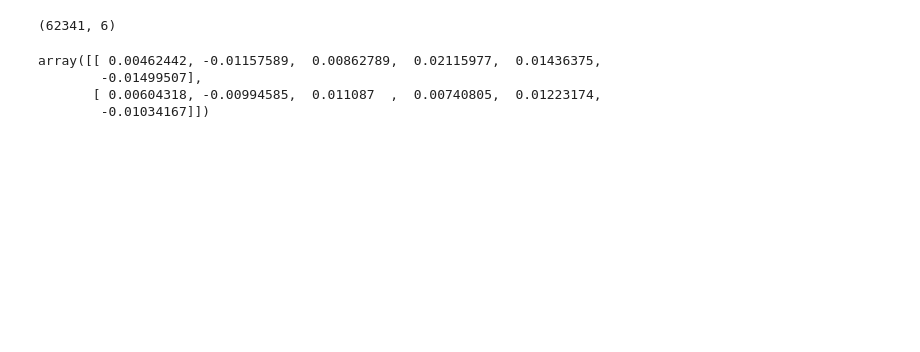
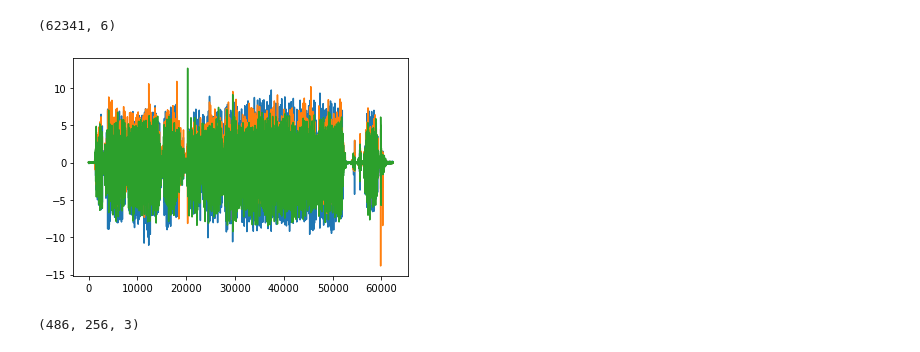
Before and after one commit to ZJendex/ronin, a Jupyter notebook: source/baselines/Ronin_feature_extraction.ipynb, the cells around one changed output. Drawn from its saved outputs; the diff is of its cells as text; code cells hidden in the pictures; blank space fills up the shorter version.

```diff
--- a/source/baselines/Ronin_feature_extraction.ipynb
+++ b/source/baselines/Ronin_feature_extraction.ipynb
@@ -19,10 +19,15 @@ sequence = StabilizedLocalSpeedSequence(data_path=data_path)
 sequence.features.shape
 # %% [output]
 (62341, 6)
-# %%
-sequence.features[1:3]
-# %% [output]
-array([[ 0.00462442, -0.01157589,  0.00862789,  0.02115977,  0.01436375,
-        -0.01499507],
-       [ 0.00604318, -0.00994585,  0.011087  ,  0.00740805,  0.01223174,
-        -0.01034167]])
+# %%
+gyro_data = sequence.features[:, 0:3]
+linacce_data = sequence.features[:, 3:6]
+# %%
+import matplotlib.pyplot as plt
+data = linacce_data
+plt.plot(data[:, 1])
+plt.plot(data[:, 2])
+plt.plot(data[:, 0])
+plt.show()
+# %% [output]
+[figure, added]
@@ -28,0 +41,4 @@ array([[ 0.00462442, -0.01157589,  0.00862789,  0.02115977,  0.01436375,
+# %%
+windowed_data.shape
+# %% [output]
+(486, 256, 3)
```
Also changed, not shown: parts of 3 cells of this notebook.
